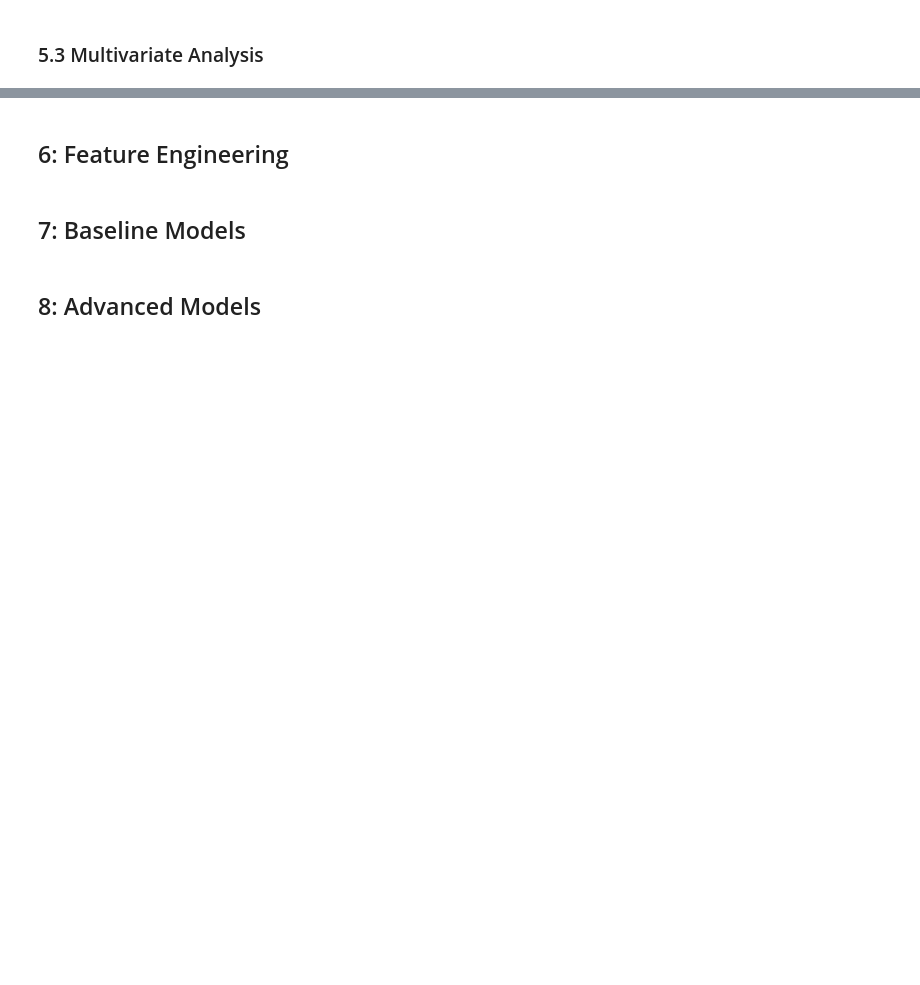
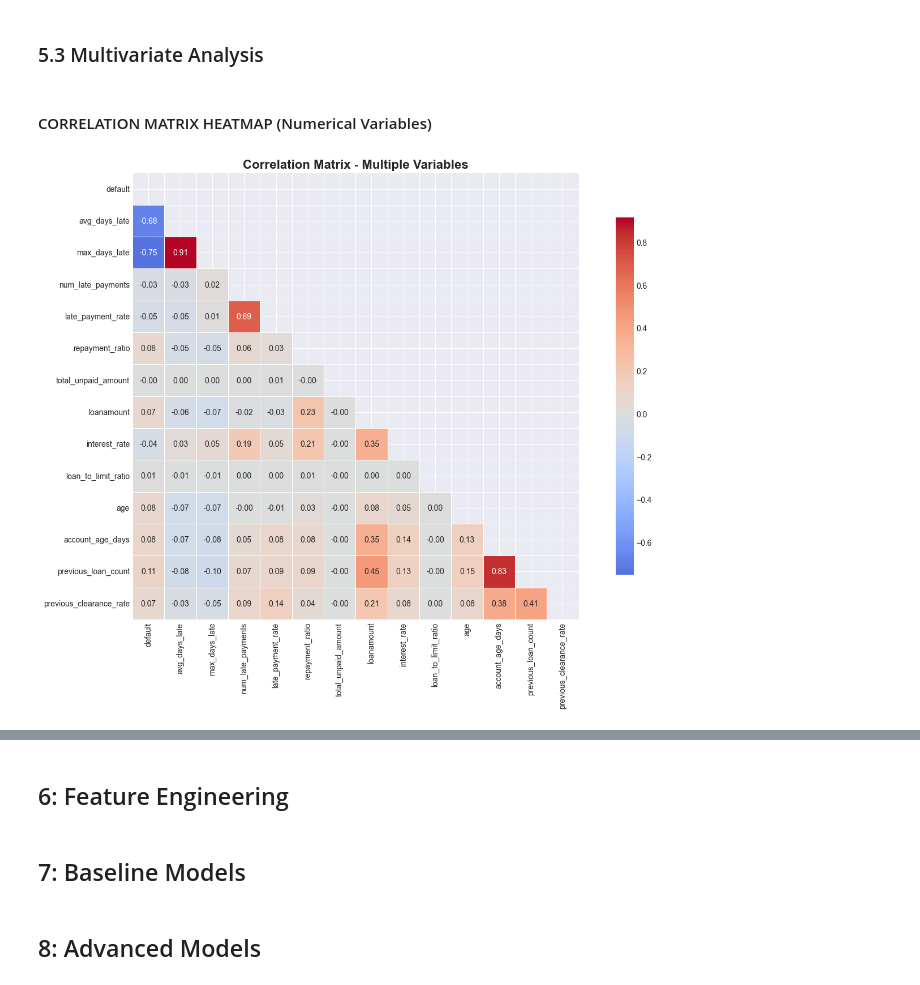
Before and after one commit to mnenedavid/Loan-Default-Risk-Detection, a Jupyter notebook: notebook.ipynb, the cells around one changed output, grey strips where cells are left out. Drawn from its saved outputs; the diff is of its cells as text; code cells hidden in the pictures; blank space fills up the shorter version.

```diff
--- a/notebook.ipynb
+++ b/notebook.ipynb
@@ -345,2 +1288,28 @@ plt.show()
 # %% [markdown]
 ### 5.3 Multivariate Analysis
+# %% [markdown]
+#### CORRELATION MATRIX HEATMAP (Numerical Variables)
+# %%
+# Select top numerical variables
+num_vars = ['default', 'avg_days_late', 'max_days_late', 'num_late_payments',
+            'late_payment_rate', 'repayment_ratio', 'total_unpaid_amount',
+            'loanamount', 'interest_rate', 'loan_to_limit_ratio', 'age',
+            'account_age_days', 'previous_loan_count', 'previous_clearance_rate']
+
+# Filter to existing columns
+num_vars = [col for col in num_vars if col in df.columns]
+
+# Calculate correlation matrix
+corr_matrix = df[num_vars].corr()
+
+# Create heatmap
+plt.figure(figsize=(14, 10))
+mask = np.triu(np.ones_like(corr_matrix, dtype=bool))
+sns.heatmap(corr_matrix, mask=mask, annot=True, fmt='.2f',
+            cmap='coolwarm', center=0, square=True,
+            linewidths=0.5, cbar_kws={"shrink": 0.8})
+plt.title('Correlation Matrix - Multiple Variables', fontsize=16, fontweight='bold')
+plt.tight_layout()
+plt.show()
+# %% [output]
+[figure, added]
```
Also changed, not shown: parts of 24 cells of this notebook.
